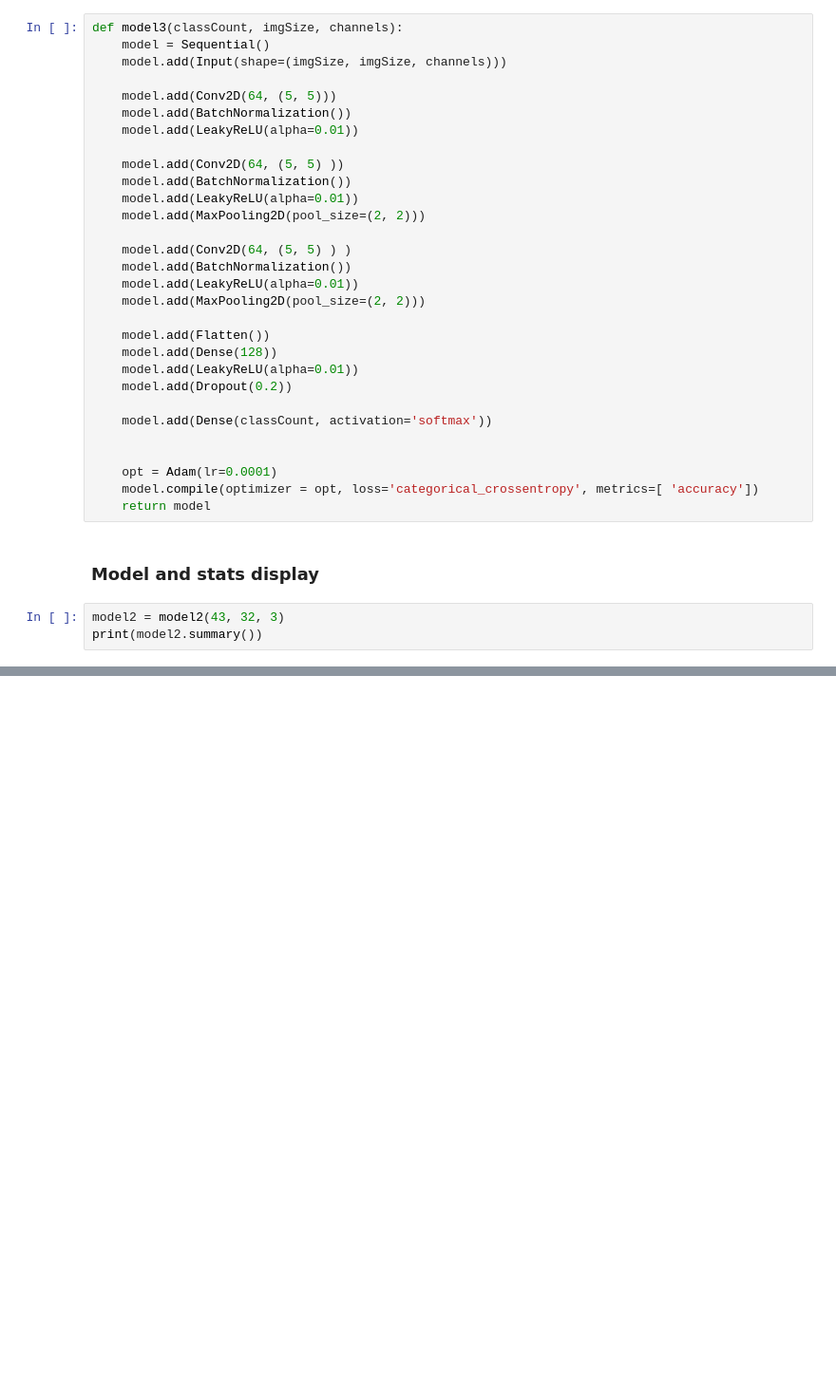
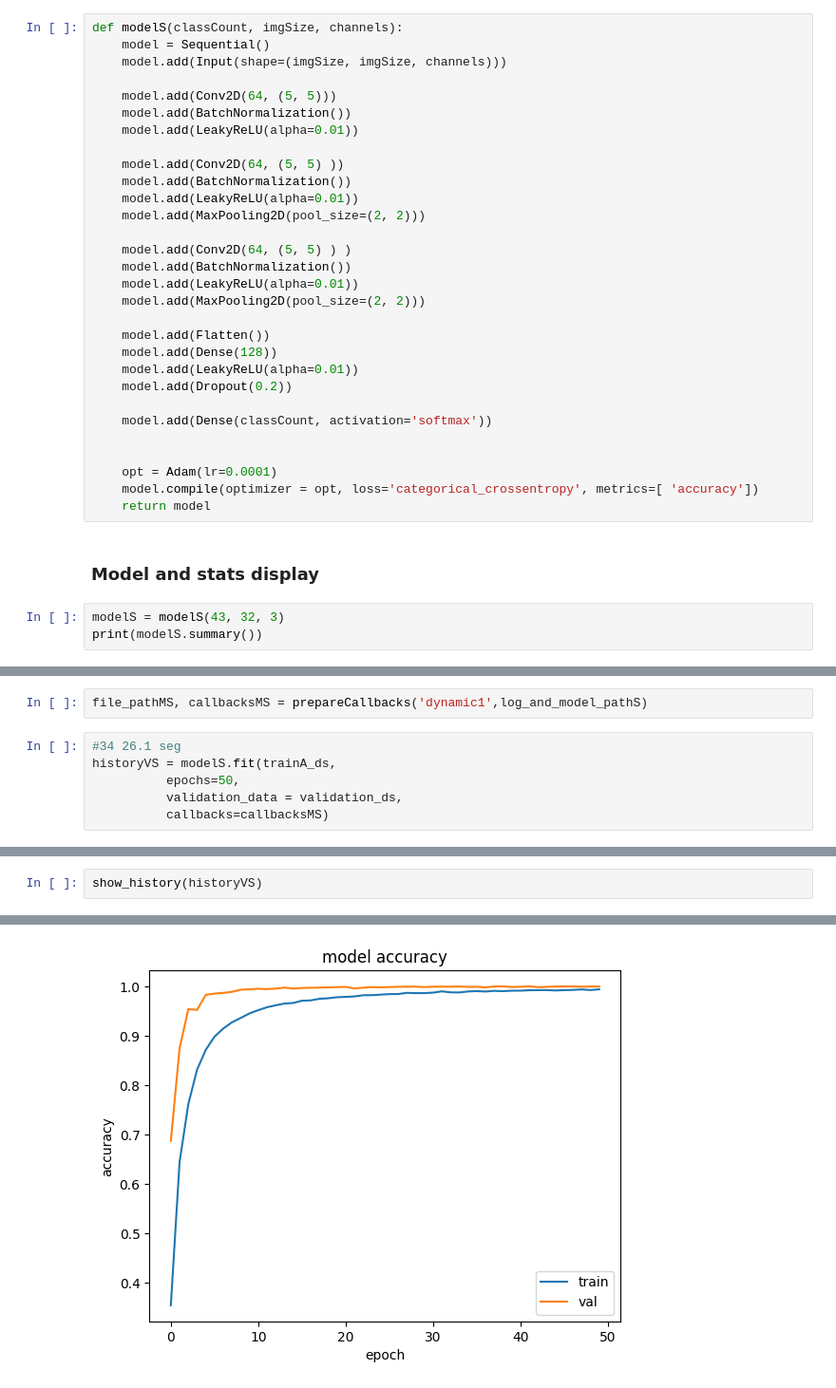
Before and after one commit to JoaoRamoss/computer-vision, a Jupyter notebook: dynamicNotebook.ipynb, the cells around one changed output, grey strips where cells are left out. Shown at 95% size. Cells and saved outputs as stored; diff of their text form; blank space fills up the shorter version.

Commit message:
dynamic approach 1. agr vou pegar no modelGr e dar fine-tuning + new augmentations. dá-lhe Ramos

```diff
--- a/dynamicNotebook.ipynb
+++ b/dynamicNotebook.ipynb
@@ -442,5 +573,5 @@ def prepareCallbacks(path):
 # %%
-def model3(classCount, imgSize, channels):
+def modelS(classCount, imgSize, channels):
     model = Sequential()
     model.add(Input(shape=(imgSize, imgSize, channels)))
 
@@ -472,6 +603,6 @@ def model3(classCount, imgSize, channels):
 # %% [markdown]
 ### Model and stats display
 # %%
-model2 = model2(43, 32, 3)
-print(model2.summary())
+modelS = modelS(43, 32, 3)
+print(modelS.summary())
 # %% [output]
@@ -503,0 +626,8 @@ Epoch 1/40
+# %%
+file_pathMS, callbacksMS = prepareCallbacks('dynamic1',log_and_model_pathS)
+# %%
+#34 26.1 seg
+historyVS = modelS.fit(trainA_ds,
+          epochs=50,
+          validation_data = validation_ds,
+          callbacks=callbacksMS)
@@ -503,0 +652,3 @@ Epoch 1/40
+# %%
+show_history(historyVS)
+# %% [output]
@@ -503,0 +656 @@ Epoch 1/40
+[figure, added]
```
Also changed, not shown: parts of 56 cells of this notebook, 19 other files.
